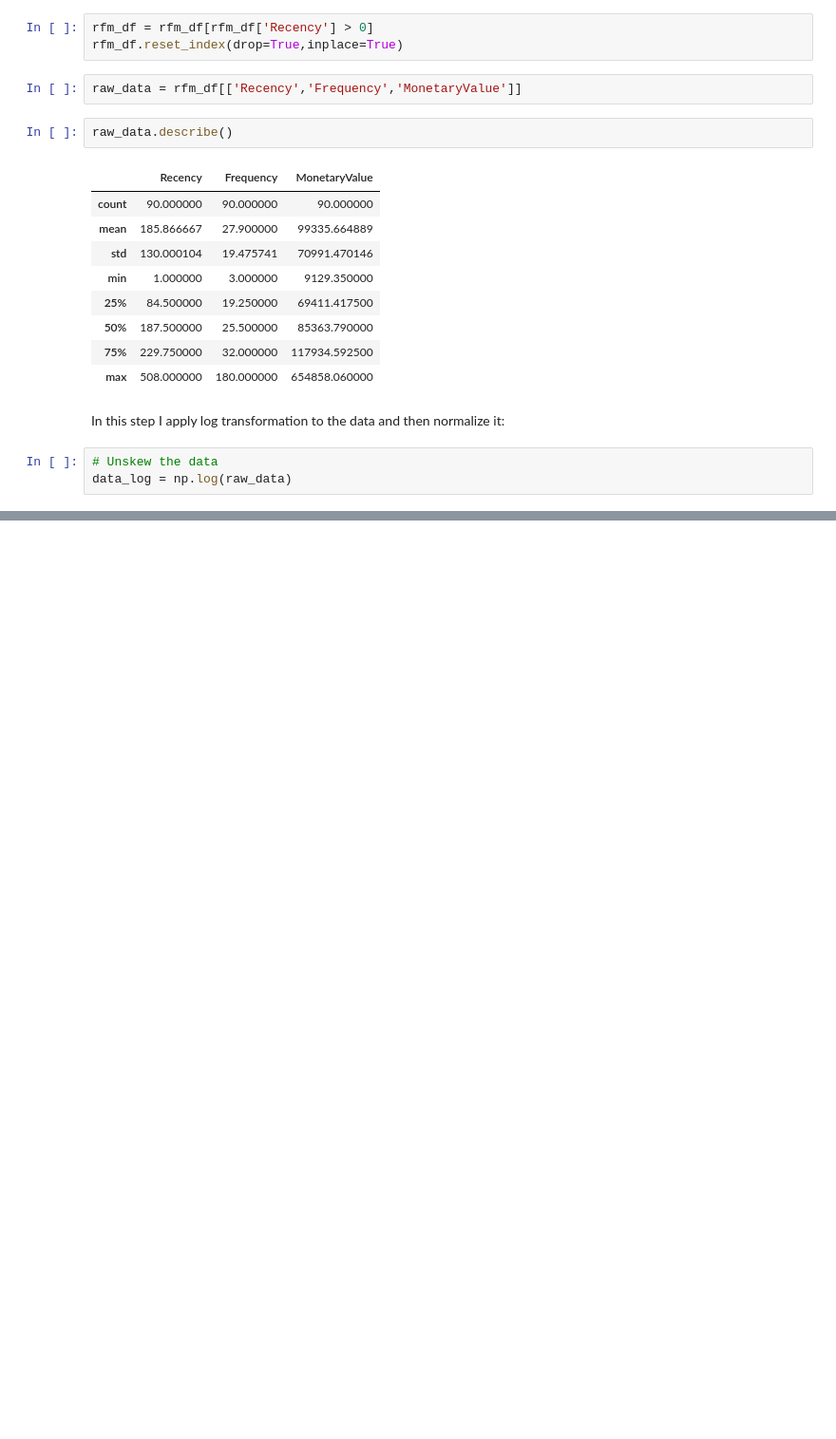
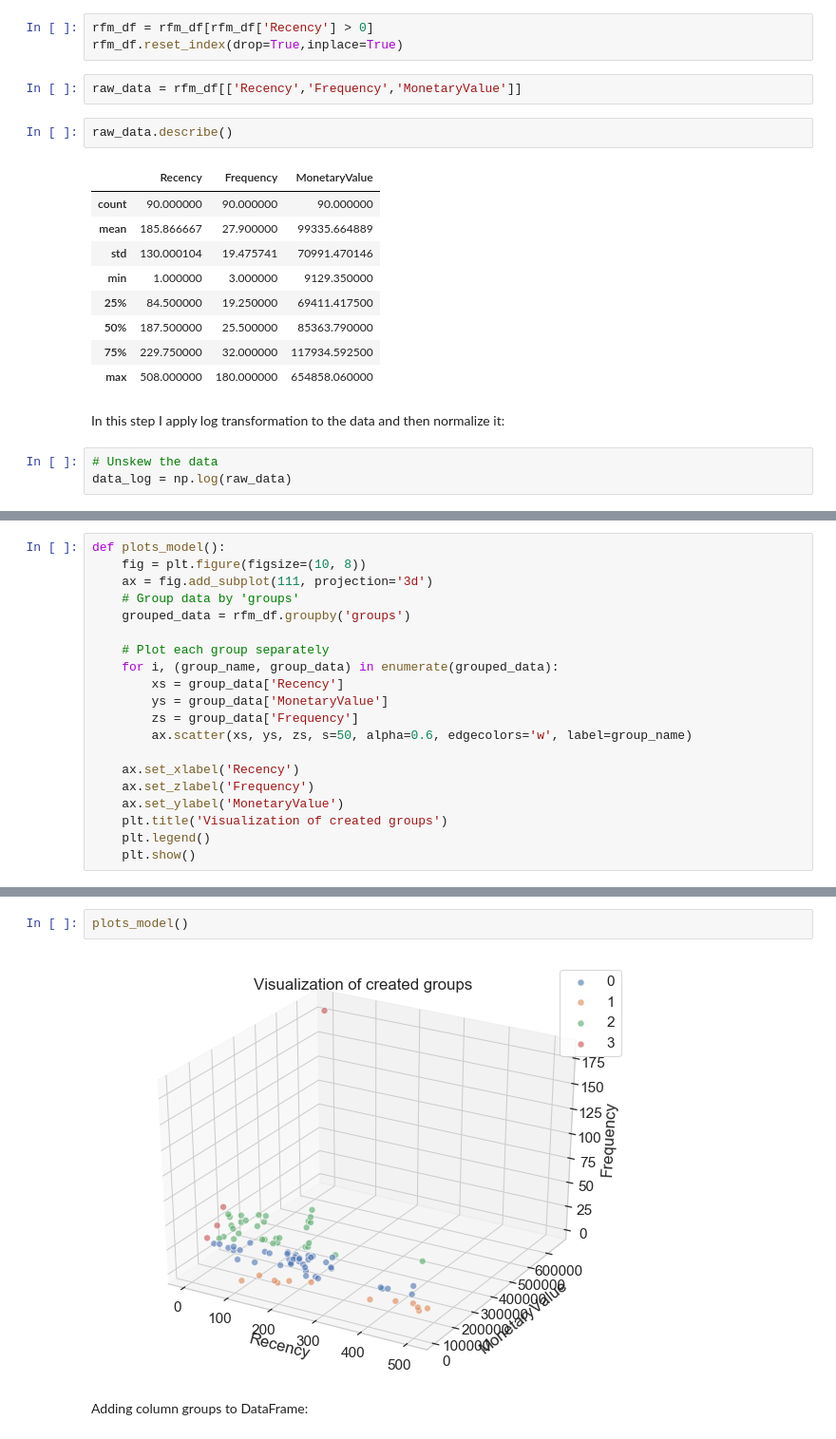
Before and after one commit to SatyamRanjan-404/Customer-Segmentation, a Jupyter notebook: Segmentation_Kmeans.ipynb, the cells around one changed output, grey strips where cells are left out. Shown at 95% size. Drawn from its saved outputs; the diff is of its cells as text; blank space fills up the shorter version.

```diff
--- a/Segmentation_Kmeans.ipynb
+++ b/Segmentation_Kmeans.ipynb
@@ -337,0 +413,20 @@ data_log = np.log(raw_data)
+# %%
+def plots_model():
+    fig = plt.figure(figsize=(10, 8))
+    ax = fig.add_subplot(111, projection='3d')
+    # Group data by 'groups'
+    grouped_data = rfm_df.groupby('groups')
+
+    # Plot each group separately
+    for i, (group_name, group_data) in enumerate(grouped_data):
+        xs = group_data['Recency']
+        ys = group_data['MonetaryValue']
+        zs = group_data['Frequency']
+        ax.scatter(xs, ys, zs, s=50, alpha=0.6, edgecolors='w', label=group_name)
+
+    ax.set_xlabel('Recency')
+    ax.set_zlabel('Frequency')
+    ax.set_ylabel('MonetaryValue')
+    plt.title('Visualization of created groups')
+    plt.legend()
+    plt.show()
@@ -337,0 +444,6 @@ data_log = np.log(raw_data)
+# %%
+plots_model()
+# %% [output]
+[figure, added]
+# %% [markdown]
+Adding column groups to DataFrame:
```
Also changed, not shown: parts of 31 cells of this notebook, 1 other file.
